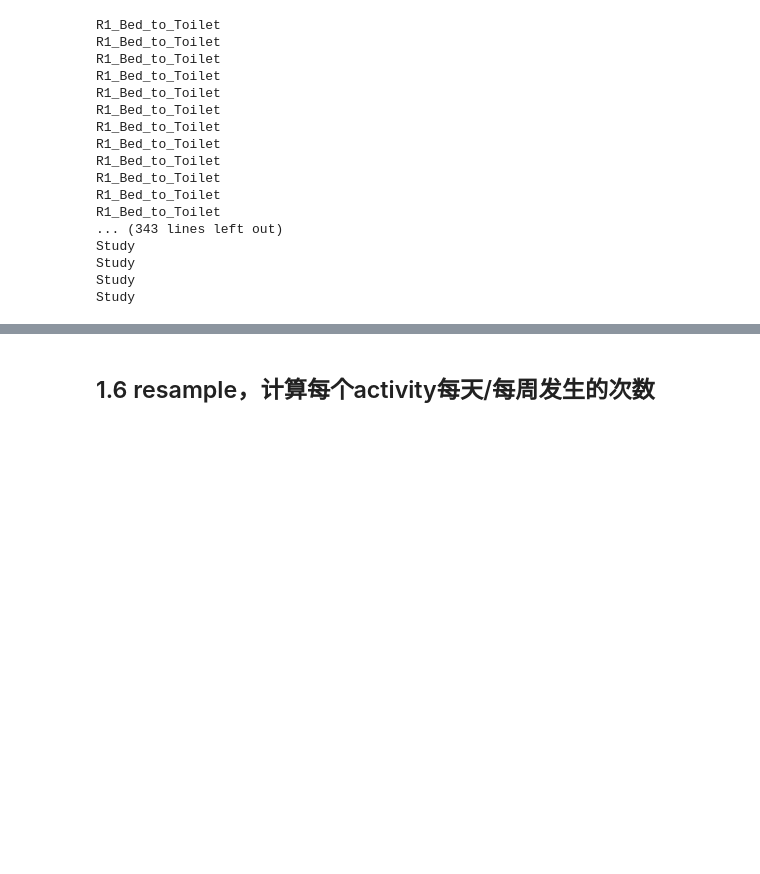
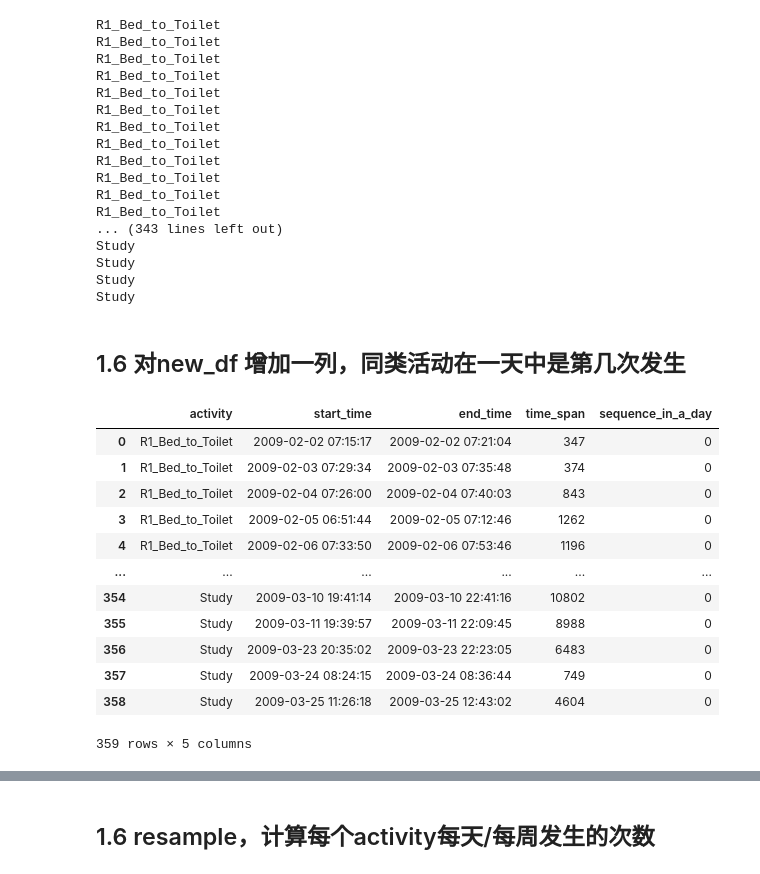
Before and after one commit to wendiganyu/IOTPhase2, a Jupyter notebook: ActivityStatisticsAndForecast.ipynb, the cells around one changed output, grey strips where cells are left out. Drawn from its saved outputs; the diff is of its cells as text; code cells hidden in the pictures; blank space fills up the shorter version.

```diff
--- a/ActivityStatisticsAndForecast.ipynb
+++ b/ActivityStatisticsAndForecast.ipynb
@@ -199,3 +199,22 @@ Study
 Study
 Study
 Study
+# %% [markdown]
+## 1.6 对new_df 增加一列，同类活动在一天中是第几次发生
+# %%
+new_df["sequence_in_a_day"] = 0
+new_df
+# %% [output]
+|  | activity | start_time | end_time | time_span | sequence_in_a_day |
+| 0 | R1_Bed_to_Toilet | 2009-02-02 07:15:17 | 2009-02-02 07:21:04 | 347 | 0 |
+| 1 | R1_Bed_to_Toilet | 2009-02-03 07:29:34 | 2009-02-03 07:35:48 | 374 | 0 |
+| 2 | R1_Bed_to_Toilet | 2009-02-04 07:26:00 | 2009-02-04 07:40:03 | 843 | 0 |
+| 3 | R1_Bed_to_Toilet | 2009-02-05 06:51:44 | 2009-02-05 07:12:46 | 1262 | 0 |
+| 4 | R1_Bed_to_Toilet | 2009-02-06 07:33:50 | 2009-02-06 07:53:46 | 1196 | 0 |
+| ... | ... | ... | ... | ... | ... |
+| 354 | Study | 2009-03-10 19:41:14 | 2009-03-10 22:41:16 | 10802 | 0 |
+| 355 | Study | 2009-03-11 19:39:57 | 2009-03-11 22:09:45 | 8988 | 0 |
+| 356 | Study | 2009-03-23 20:35:02 | 2009-03-23 22:23:05 | 6483 | 0 |
+| 357 | Study | 2009-03-24 08:24:15 | 2009-03-24 08:36:44 | 749 | 0 |
+| 358 | Study | 2009-03-25 11:26:18 | 2009-03-25 12:43:02 | 4604 | 0 |
+359 rows × 5 columns
```
Also changed, not shown: parts of 3 cells of this notebook, 2 other files.
